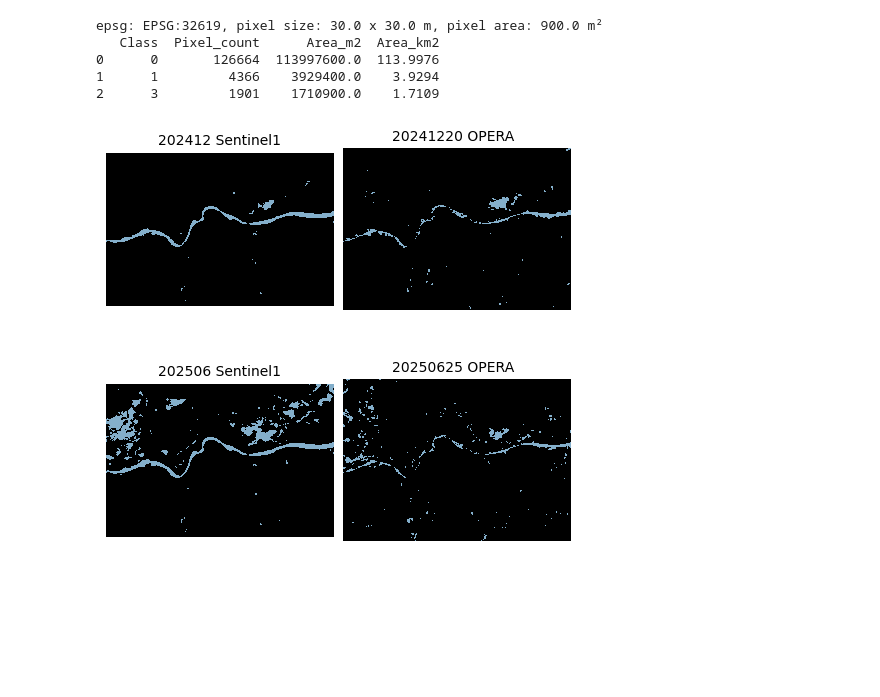
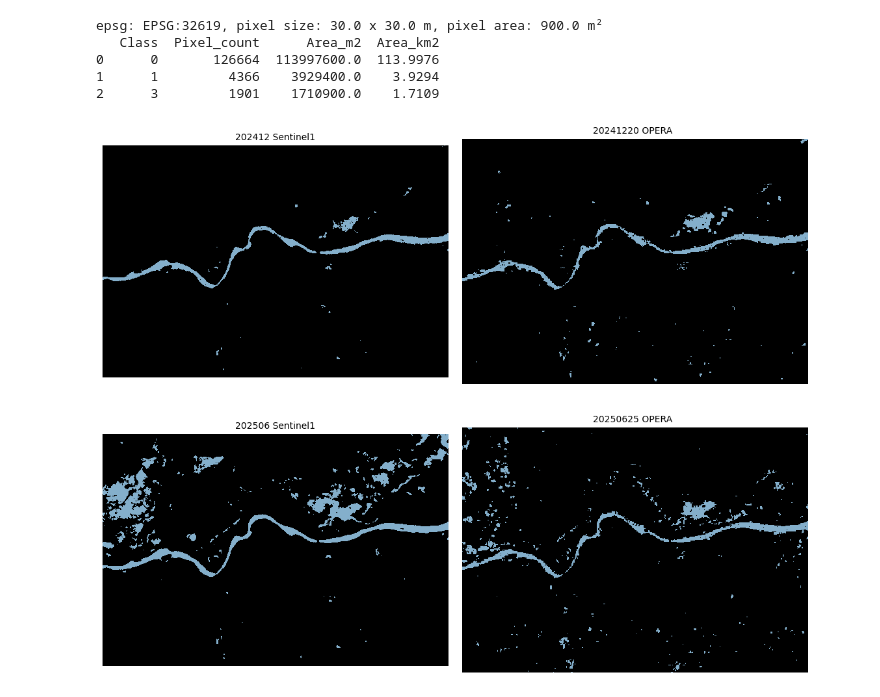
Before and after one commit to aliciaarevalor/s1_wetland, a Jupyter notebook: data-results.ipynb, the cells around one changed output. Saved outputs shown, nothing was run; the diff lists cells and outputs as text; code cells hidden in the pictures; blank space fills up the shorter version.

```diff
--- a/data-results.ipynb
+++ b/data-results.ipynb
@@ -368,38 +362,33 @@ colors = [
 ]
 
 cmap = ListedColormap(colors)
 
 
-fig, axes = plt.subplots(2, 2, figsize=(6, 6))
+fig, axes = plt.subplots(2, 2, figsize=(14, 14))
 axes = axes.flatten()
 
 # Loop through images and plot them
 for i, file in enumerate(tiff_files):
     img = tiff.imread(file)
 
     # Extract filename and title
     filename = os.path.basename(file)
     title_text = os.path.splitext(filename)[0][:16]
 
     # Show the image with defined colormap
     axes[i].imshow(img, cmap=cmap)
     axes[i].set_title(title_text, fontsize=10)
     axes[i].axis('off')
 
 # Hide unused axes if fewer than 2 images
 for j in range(i + 1, len(axes)):
     axes[j].axis('off')
 
-# Create legend
-#legend_labels = ["No agua", "Agua", "Agua"]
-#patches = [mpatches.Patch(color=colors[k], label=legend_labels[k]) for k in range(len(colors))]
-#fig.legend(handles=patches, loc='lower center', ncol=4, fontsize=10, frameon=True)
 
-#plt.tight_layout(rect=[0, 0.02, 1, 1])
 plt.subplots_adjust(
     wspace=0.04,  # horizontal space between plots
-    hspace=0.0001,  # vertical space between plots
+    hspace=-0.3,  # vertical space between plots
 )
 plt.show()
 # %% [output]
-[figure, old version]
+[figure, new version]
```
Also changed, not shown: parts of 3 cells of this notebook.
